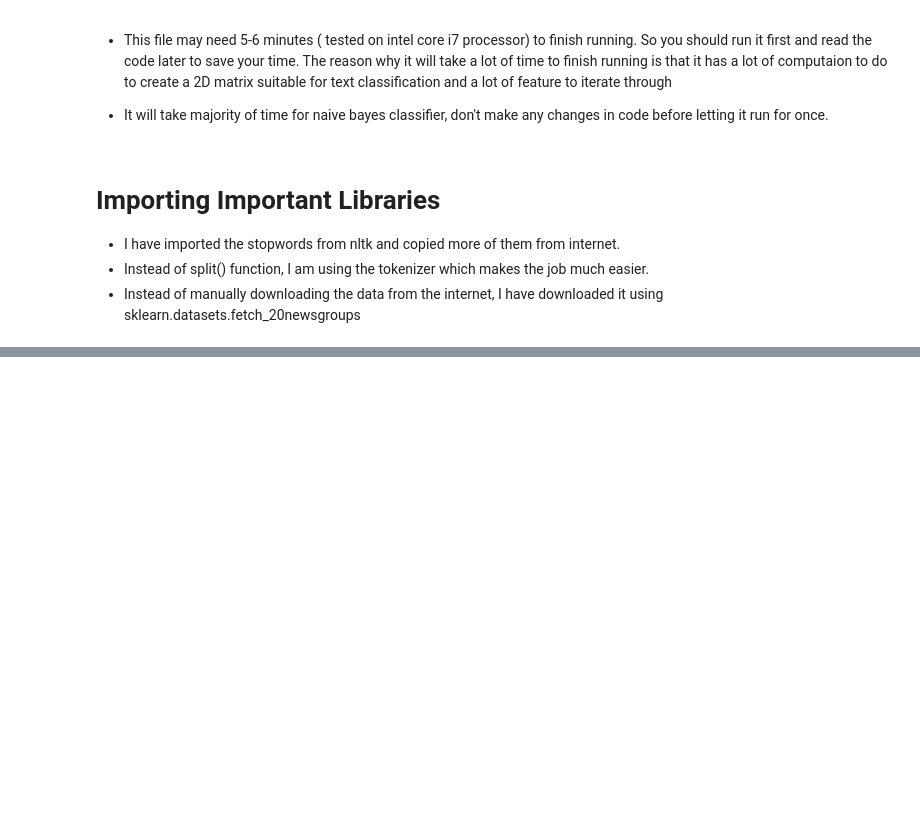
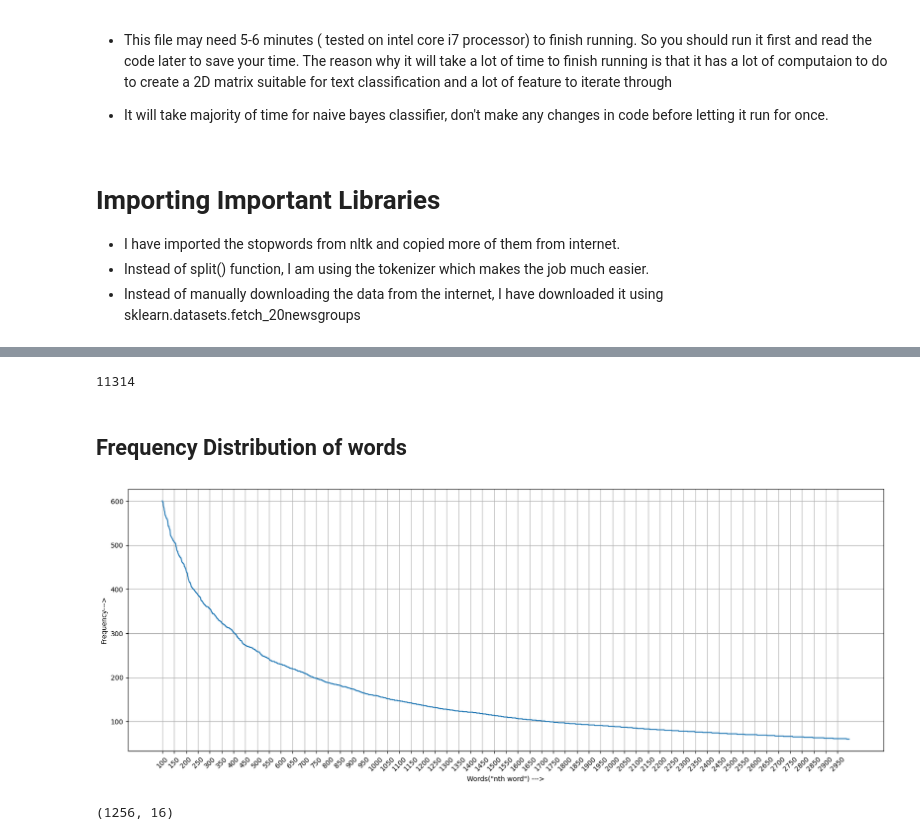
Before and after one commit to Diivvuu/coding-ninjas-data-science, a Jupyter notebook: Project - Text Classification/TextClassificationProject(final).ipynb, the cells around one changed output, grey strips where cells are left out. Cells and saved outputs as stored; diff of their text form; code cells hidden in the pictures; blank space fills up the shorter version.

Commit message:
text classification

```diff
--- a/Project - Text Classification/TextClassificationProject(final).ipynb
+++ b/Project - Text Classification/TextClassificationProject(final).ipynb
@@ -29,0 +50,11 @@ stops.update(punctuations)
+# %%
+# Splitting these docs in train and test data
+X_train, X_test, Y_train, Y_test = train_test_split(all_documents_modified, all_categories, random_state=1)
+# %%
+all_words = []
+# This variable is going to contain all the words from all our tokenized documents.
+for doc in X_train:
+    for word in doc:
+        if(word.lower() not in stops) and len(word)!=1 and len(word)!=2 and word[0]!="'" and word!="n't" and word[0]!=".":
+            # I don't want to include words with length 1 and 2 in my vocabulary beause these words are pretty much useless and they might either be the stops which are not in "stops" variable or some punctuation marks which are not there in "punctuations" variable, apart from the words of length 1 and 2 I have also removed some words seperately because these words are most probably present in all the documents so they are not helping us much in classification
+            all_words.append(word)
@@ -29,0 +66,5 @@ stops.update(punctuations)
+# %%
+len(newsgroups.data)
+# We have these many documents
+# %% [output]
+11314
@@ -29,0 +86,42 @@ stops.update(punctuations)
+# %%
+import numpy as np
+# I have imported numpy because my plan is to get the elements in dic.keys() and dic.values() to two seperate variables namely "freq" and "words", and then I'll arrange them in a decreasing order of frequency
+words = np.array([i for i in dic.keys()])
+freq = np.array([i for i in dic.values()])
+# %%
+words = words[np.argsort(freq)][::-1]
+freq = np.sort(freq)[::-1]
+# Now I have sorted both the arrays and first arranged them in ascending order using np.sort() and np.argsort() and then i have reversed the so obtained array to get a descending ordered array.
+# %% [markdown]
+## Frequency Distribution of words
+# %%
+# This cell draws a frequency distribution graph for us to from where we can carefully observe the frequency trend of list
+import matplotlib.pyplot as plt
+#Limits of graph
+lower_limit = 100     #default
+upper_limit = 3000  #default
+difference_between_each_xtick = 50 # default value, change these values to observe the graph in more depth
+#Adjusting the size of graph for more clarity
+plt.figure(figsize = (20, 7))
+
+#PLOTTING
+plt.plot(np.arange(len(freq))[lower_limit:upper_limit], freq[lower_limit:upper_limit])
+
+#LABELLING
+plt.xlabel('Words("nth word") --->')
+plt.ylabel("Frequency--->")
+
+#Adjusting the Xticks
+plt.xticks(np.arange(lower_limit, upper_limit, 50), rotation = 45)
+plt.grid()
+plt.show()
+#Observe the following graph by changing the values of the lower_limit, upper_limit and difference between each xtick
+# %% [output]
+[figure, added]
+# %%
+features = words[20:100000]
+# features variable containes all the top words which are most frequently used in all our documents
+freq[20], freq[10000]
+# since there are 11314 documents I don't want the very high frequency words to get into my final features list as they may be present in all documents which will not help me much for classification, so I have chosen the words having high frequenct freq[20] to freq[9999]
+# %% [output]
+(1256, 16)
```
Also changed, not shown: parts of 12 cells of this notebook.
